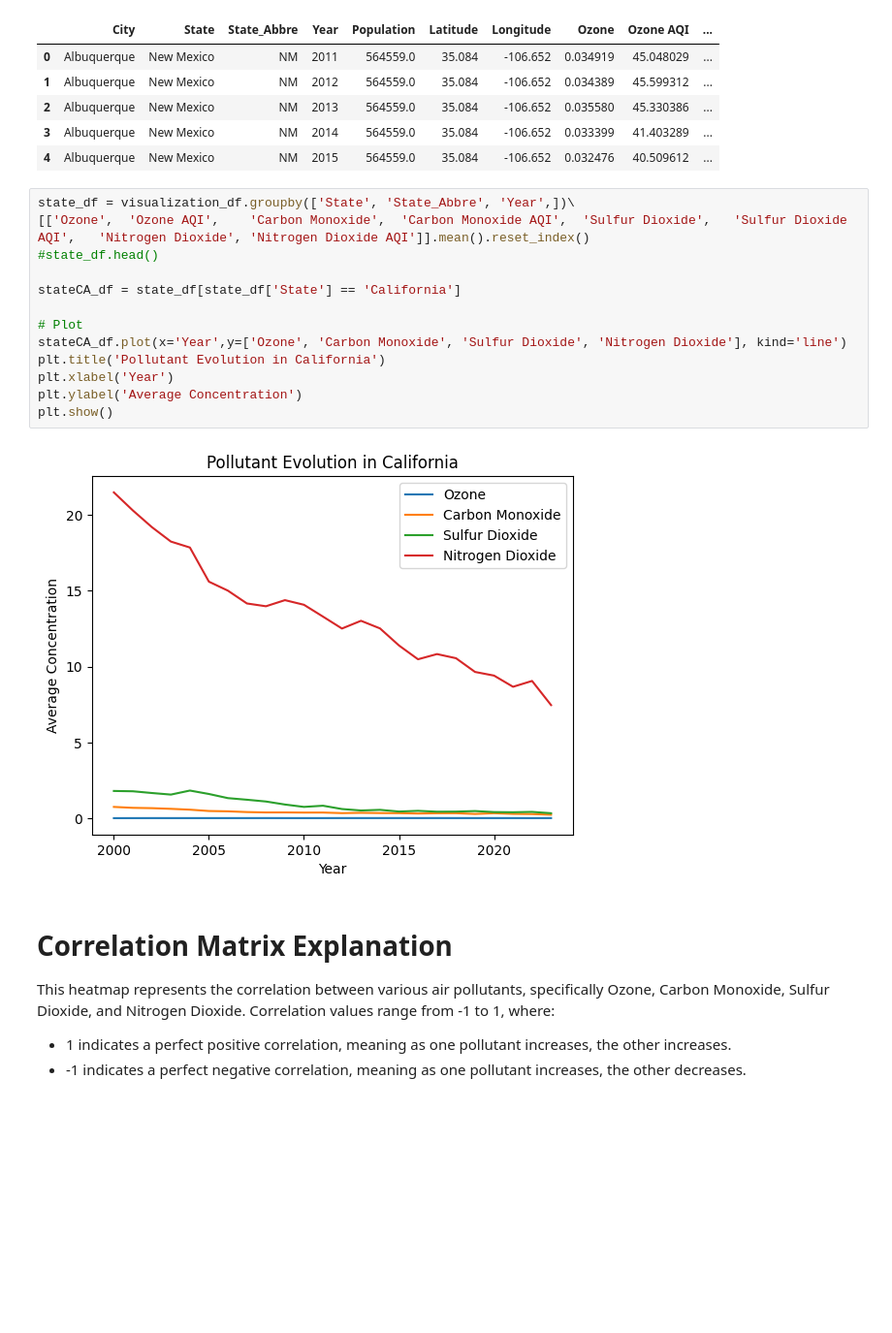
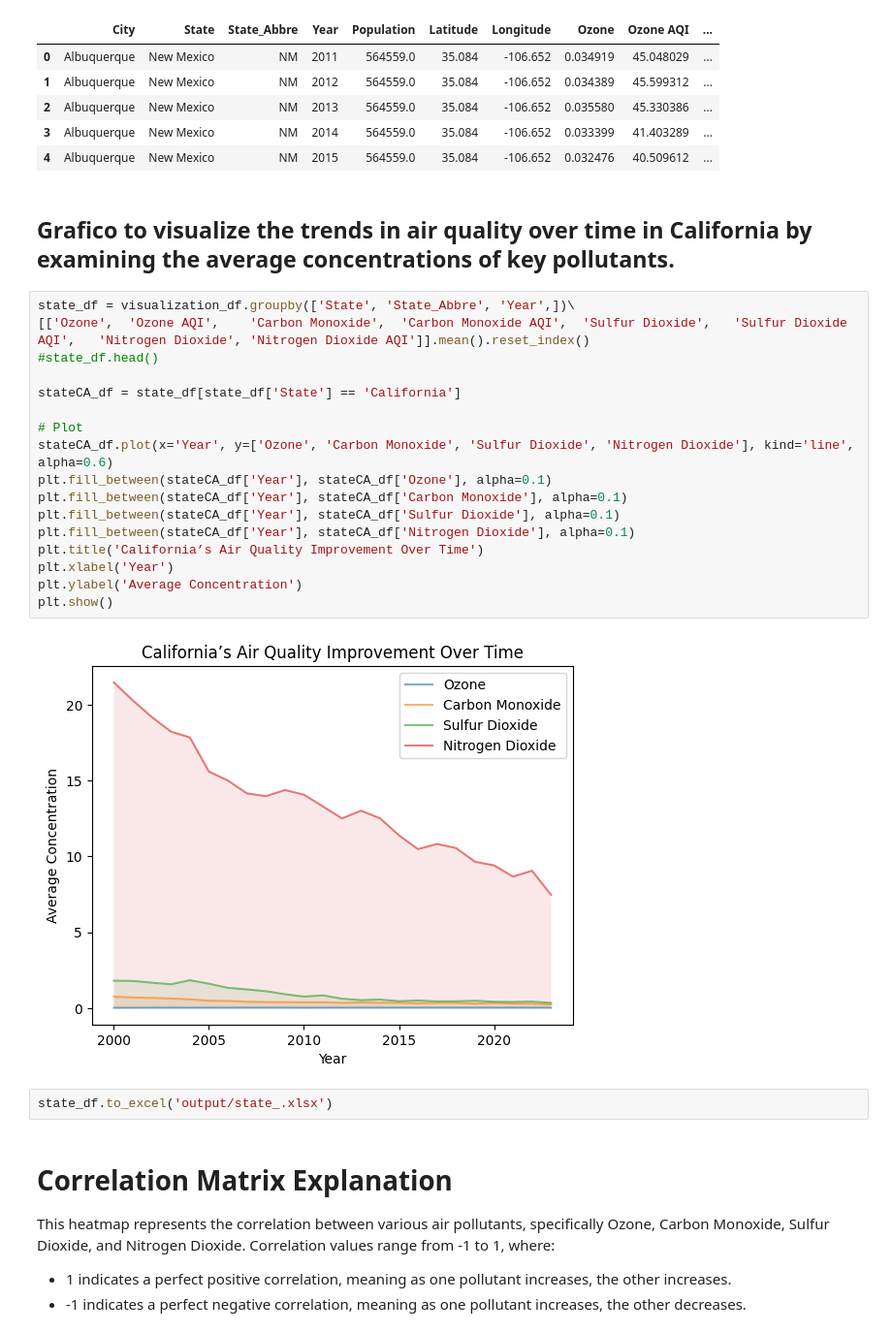
Before and after one commit to yuledez/ucv-data-proj3-group-2, a Jupyter notebook: waterAir_quality.ipynb, the cells around one changed output. Shown at 97% size. Saved outputs shown, nothing was run; the diff lists cells and outputs as text; blank space fills up the shorter version.

Commit message:
Upload new graphs

```diff
--- a/waterAir_quality.ipynb
+++ b/waterAir_quality.ipynb
@@ -420,21 +420,29 @@ visualization_df.head()
 | 2 | Albuquerque | New Mexico | NM | 2013 | 564559.0 | 35.084 | -106.652 | 0.035580 | 45.330386 | ... |
 | 3 | Albuquerque | New Mexico | NM | 2014 | 564559.0 | 35.084 | -106.652 | 0.033399 | 41.403289 | ... |
 | 4 | Albuquerque | New Mexico | NM | 2015 | 564559.0 | 35.084 | -106.652 | 0.032476 | 40.509612 | ... |
+# %% [markdown]
+## Grafico to visualize the trends in air quality over time in California by examining the average concentrations of key pollutants.
 # %%
 state_df = visualization_df.groupby(['State', 'State_Abbre', 'Year',])\
 [['Ozone',	'Ozone AQI',	'Carbon Monoxide',	'Carbon Monoxide AQI',	'Sulfur Dioxide',	'Sulfur Dioxide AQI',	'Nitrogen Dioxide',	'Nitrogen Dioxide AQI']].mean().reset_index()
 #state_df.head()
 
 stateCA_df = state_df[state_df['State'] == 'California']
 
 # Plot
-stateCA_df.plot(x='Year',y=['Ozone', 'Carbon Monoxide', 'Sulfur Dioxide', 'Nitrogen Dioxide'], kind='line')
-plt.title('Pollutant Evolution in California')
+stateCA_df.plot(x='Year', y=['Ozone', 'Carbon Monoxide', 'Sulfur Dioxide', 'Nitrogen Dioxide'], kind='line', alpha=0.6)
+plt.fill_between(stateCA_df['Year'], stateCA_df['Ozone'], alpha=0.1)
+plt.fill_between(stateCA_df['Year'], stateCA_df['Carbon Monoxide'], alpha=0.1)
+plt.fill_between(stateCA_df['Year'], stateCA_df['Sulfur Dioxide'], alpha=0.1)
+plt.fill_between(stateCA_df['Year'], stateCA_df['Nitrogen Dioxide'], alpha=0.1)
+plt.title('California’s Air Quality Improvement Over Time')
 plt.xlabel('Year')
 plt.ylabel('Average Concentration')
 plt.show()
 # %% [output]
-[figure, old version]
+[figure, new version]
+# %%
+state_df.to_excel('output/state_.xlsx')
 # %% [markdown]
 # Correlation Matrix Explanation
 
```
Also changed, not shown: 2 other files.
